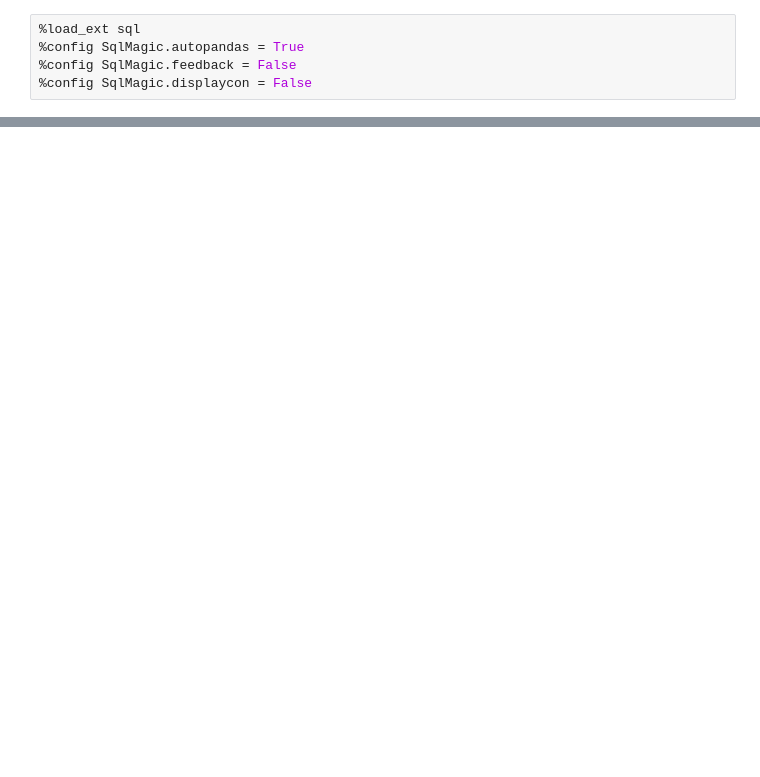
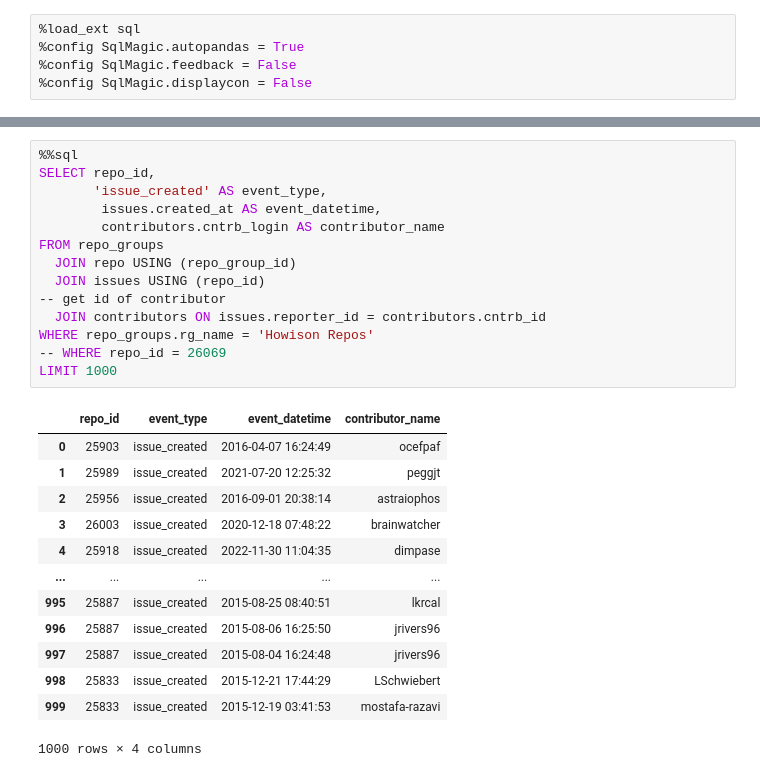
Before and after one commit to AchyDaMan/i320d_transition_augur, a Jupyter notebook: augur_connect.ipynb, the cells around one changed output, grey strips where cells are left out. Cells and saved outputs as stored; diff of their text form; blank space fills up the shorter version.

```diff
--- a/augur_connect.ipynb
+++ b/augur_connect.ipynb
@@ -36,0 +140,28 @@ ModuleNotFoundError: No module named 'pandas'
+# %%
+%%sql
+SELECT repo_id,
+       'issue_created' AS event_type,
+        issues.created_at AS event_datetime,
+        contributors.cntrb_login AS contributor_name
+FROM repo_groups
+  JOIN repo USING (repo_group_id)
+  JOIN issues USING (repo_id)
+-- get id of contributor
+  JOIN contributors ON issues.reporter_id = contributors.cntrb_id
+WHERE repo_groups.rg_name = 'Howison Repos'
+-- WHERE repo_id = 26069
+LIMIT 1000
+# %% [output]
+|  | repo_id | event_type | event_datetime | contributor_name |
+| 0 | 25903 | issue_created | 2016-04-07 16:24:49 | ocefpaf |
+| 1 | 25989 | issue_created | 2021-07-20 12:25:32 | peggjt |
+| 2 | 25956 | issue_created | 2016-09-01 20:38:14 | astraiophos |
+| 3 | 26003 | issue_created | 2020-12-18 07:48:22 | brainwatcher |
+| 4 | 25918 | issue_created | 2022-11-30 11:04:35 | dimpase |
+| ... | ... | ... | ... | ... |
+| 995 | 25887 | issue_created | 2015-08-25 08:40:51 | lkrcal |
+| 996 | 25887 | issue_created | 2015-08-06 16:25:50 | jrivers96 |
+| 997 | 25887 | issue_created | 2015-08-04 16:24:48 | jrivers96 |
+| 998 | 25833 | issue_created | 2015-12-21 17:44:29 | LSchwiebert |
+| 999 | 25833 | issue_created | 2015-12-19 03:41:53 | mostafa-razavi |
+1000 rows × 4 columns
```
Also changed, not shown: parts of 11 cells of this notebook.
